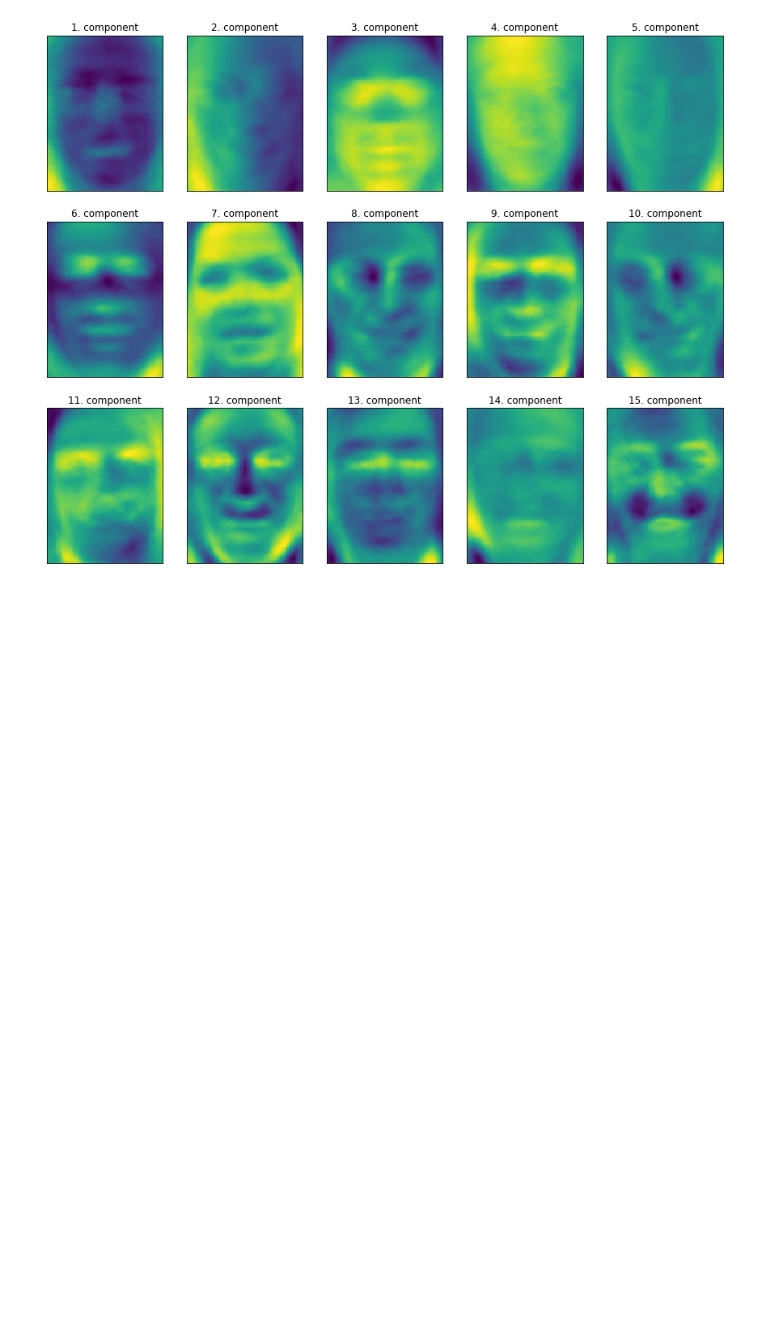
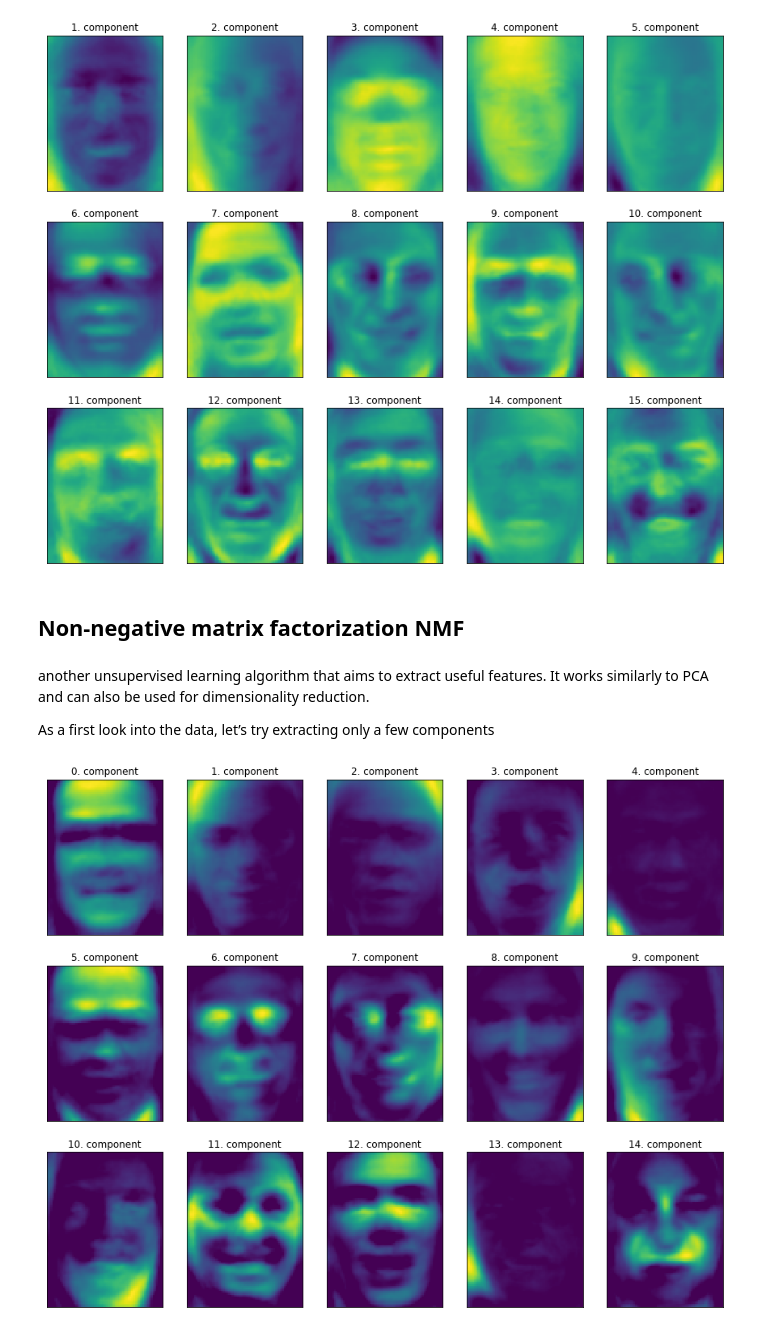
Before and after one commit to barto-ber/Machine-Learning-Projects, a Jupyter notebook: b_people.ipynb, the cells around one changed output. Drawn from its saved outputs; the diff is of its cells as text; code cells hidden in the pictures; blank space fills up the shorter version.

```diff
--- a/b_people.ipynb
+++ b/b_people.ipynb
@@ -151,3 +153,28 @@ for i, (component, ax) in enumerate(zip(pca.components_, axes.ravel())):
     ax.set_title("{}. component".format((i + 1)))
 # %% [output]
 [figure]
+# %% [markdown]
+## Non-negative matrix factorization NMF
+# %% [markdown]
+another unsupervised learning algorithm that
+aims to extract useful features. It works similarly to PCA and can also be used for
+dimensionality reduction.
+
+As a first look into the data, let’s try extracting only a few components
+# %%
+from sklearn.decomposition import NMF
+
+nmf = NMF(n_components=15, random_state=0)
+nmf.fit(X_train)
+
+X_train_nmf = nmf.transform(X_train)
+X_test_nmf = nmf.transform(X_test)
+
+fix, axes = plt.subplots(3, 5, figsize=(15, 12),
+subplot_kw={'xticks': (), 'yticks': ()})
+
+for i, (component, ax) in enumerate(zip(nmf.components_, axes.ravel())):
+    ax.imshow(component.reshape(image_shape))
+    ax.set_title("{}. component".format(i))
+# %% [output]
+[figure, added]
```
Also changed, not shown: parts of 21 cells of this notebook.
